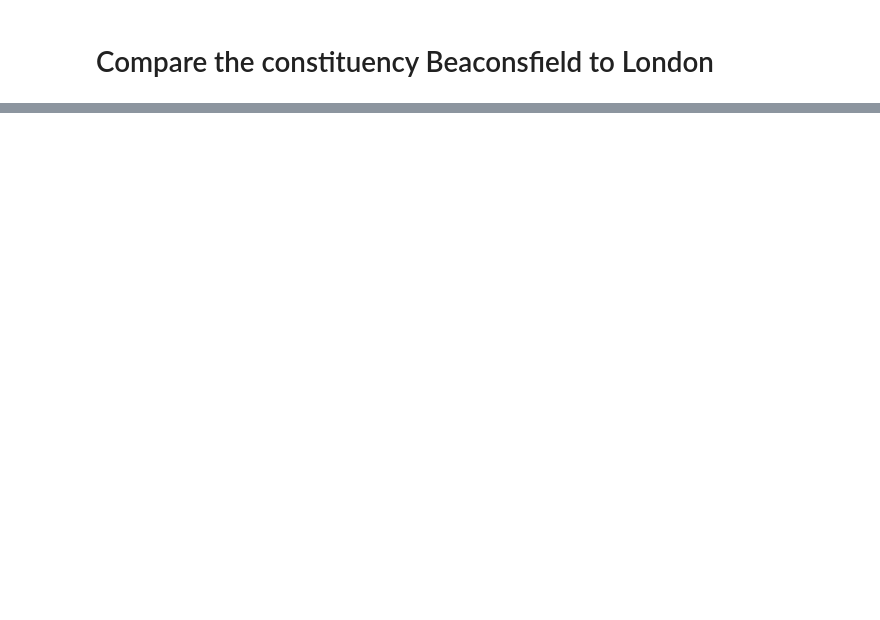
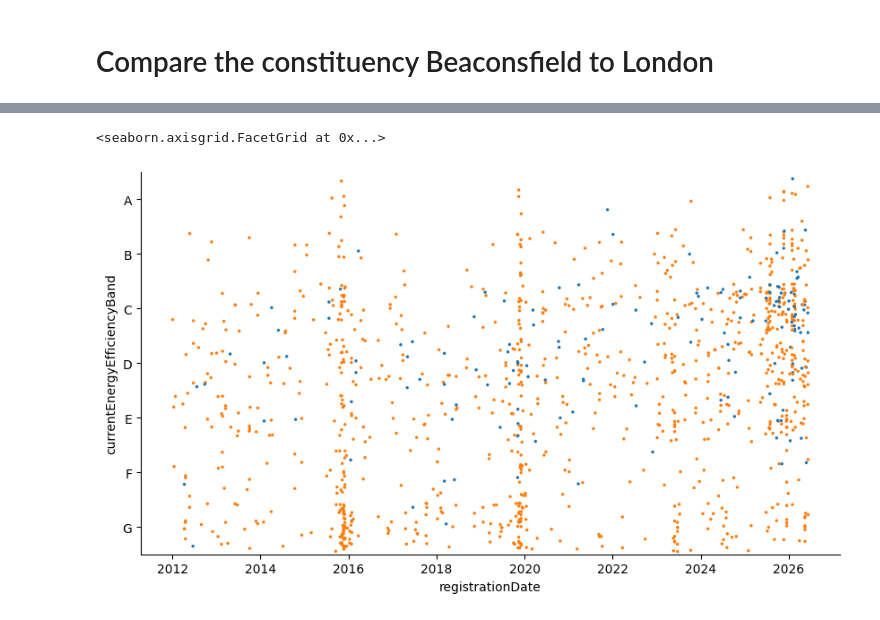
Before and after one commit to WillUniRal/Energy-Ai-consumptions, a Jupyter notebook: setup.ipynb, the cells around one changed output, grey strips where cells are left out. Saved outputs shown, nothing was run; the diff lists cells and outputs as text; code cells hidden in the pictures; blank space fills up the shorter version.

```diff
--- a/setup.ipynb
+++ b/setup.ipynb
@@ -122,0 +165,22 @@ sns.barplot( data=comparison, x="currentEnergyEfficiencyBand", y="proportion", h
+# %%
+# Are buildings that have registered earlier more or less energy efficent?
+
+full_data["registrationDate"] = pd.to_datetime(full_data["registrationDate"])
+full_data["registrationYear"] = full_data["registrationDate"].dt.year
+table = sns.catplot(
+    data=full_data,
+    x="registrationDate",
+    y="currentEnergyEfficiencyBand",
+    native_scale=True,
+    jitter=0.45,
+    kind="strip",
+    hue="constituency",
+    size=2.5,
+    legend=False,
+    aspect=1.7
+)
+
+table
+# %% [output]
+<seaborn.axisgrid.FacetGrid at 0x...>
+[figure, added]
```
Also changed, not shown: parts of 20 cells of this notebook, 5 other files.
